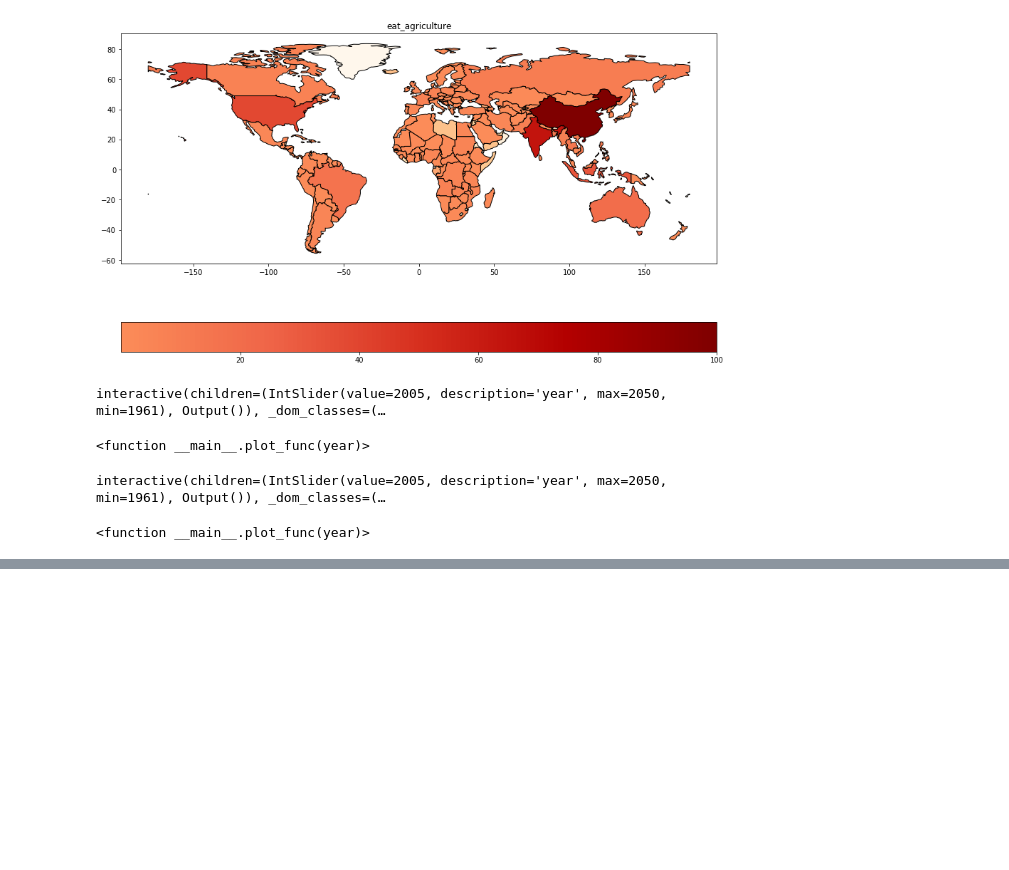
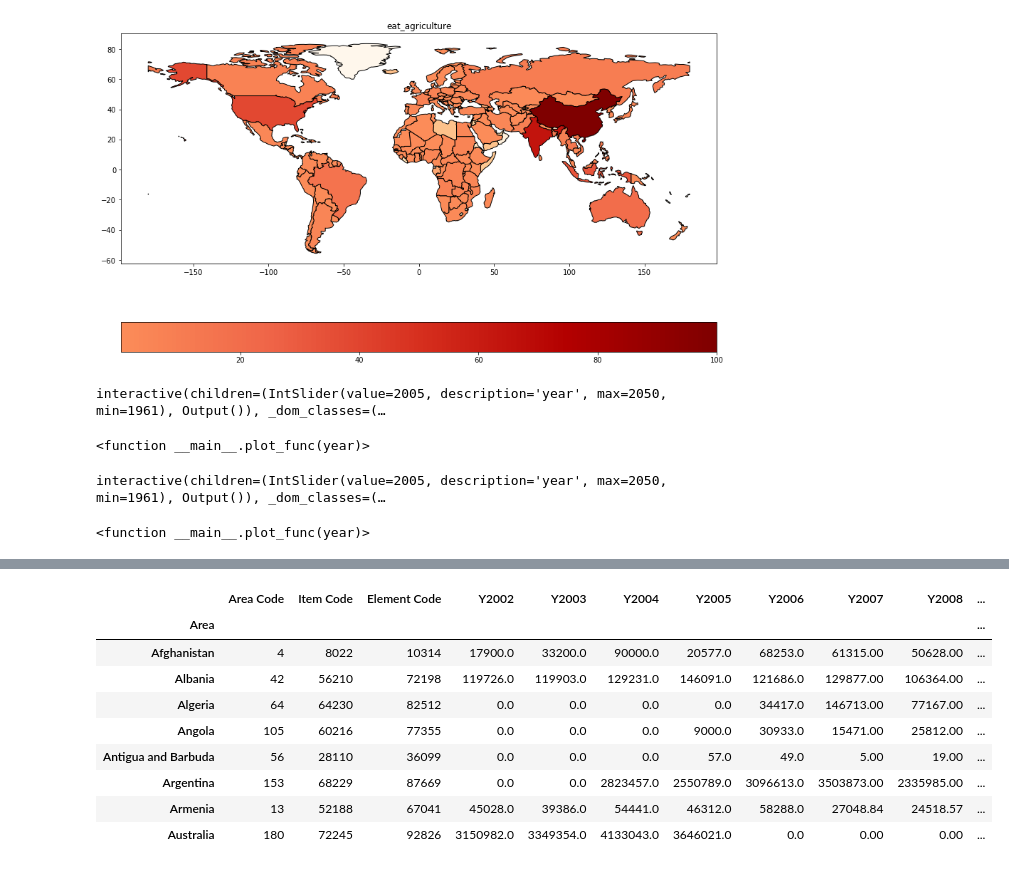
Before and after one commit to GabboM/ADA_Project, a Jupyter notebook: Milestone_2-Copy1.ipynb, the cells around one changed output, grey strips where cells are left out. Cells and saved outputs as stored; diff of their text form; code cells hidden in the pictures; blank space fills up the shorter version.

```diff
--- a/Milestone_2-Copy1.ipynb
+++ b/Milestone_2-Copy1.ipynb
@@ -403,0 +406,13 @@ We now consider the fertilizers datasets. For this topic we do not have a unique
+# %%
+# The old daset:
+FA='Inputs_FertilizersArchive_E_All_Data.csv'
+# The new datasets
+FN='Inputs_FertilizersNutrient_E_All_Data_NOFLAG.csv'
+FP='Inputs_FertilizersProduct_E_All_Data_NOFLAG.csv'
+FI='Environment_Fertilizers_E_All_Data_NOFLAG.csv'
+# %%
+# Import the datasets
+fa = pd.read_csv(en+FA, encoding = "ISO-8859-1")
+fn = pd.read_csv(en+FN, encoding = "ISO-8859-1")
+fp = pd.read_csv(en+FP, encoding = "ISO-8859-1")
+fi = pd.read_csv(en+FI, encoding = "ISO-8859-1")
@@ -403,0 +533,4 @@ We now consider the fertilizers datasets. For this topic we do not have a unique
+# %%
+fa = fa[fa.Element=='Agricultural Use']
+fp = fp[fp.Element=='Agricultural Use']
+fn = fn[fn.Element=='Agricultural Use']
@@ -403,0 +554,13 @@ We now consider the fertilizers datasets. For this topic we do not have a unique
+# %%
+fp.groupby(['Area']).sum().head(8)
+# %% [output]
+|  | Area Code | Item Code | Element Code | Y2002 | Y2003 | Y2004 | Y2005 | Y2006 | Y2007 | Y2008 | ... |
+| Area |  |  |  |  |  |  |  |  |  |  | ... |
+| Afghanistan | 4 | 8022 | 10314 | 17900.0 | 33200.0 | 90000.0 | 20577.0 | 68253.0 | 61315.00 | 50628.00 | ... |
+| Albania | 42 | 56210 | 72198 | 119726.0 | 119903.0 | 129231.0 | 146091.0 | 121686.0 | 129877.00 | 106364.00 | ... |
+| Algeria | 64 | 64230 | 82512 | 0.0 | 0.0 | 0.0 | 0.0 | 34417.0 | 146713.00 | 77167.00 | ... |
+| Angola | 105 | 60216 | 77355 | 0.0 | 0.0 | 0.0 | 9000.0 | 30933.0 | 15471.00 | 25812.00 | ... |
+| Antigua and Barbuda | 56 | 28110 | 36099 | 0.0 | 0.0 | 0.0 | 57.0 | 49.0 | 5.00 | 19.00 | ... |
+| Argentina | 153 | 68229 | 87669 | 0.0 | 0.0 | 2823457.0 | 2550789.0 | 3096613.0 | 3503873.00 | 2335985.00 | ... |
+| Armenia | 13 | 52188 | 67041 | 45028.0 | 39386.0 | 54441.0 | 46312.0 | 58288.0 | 27048.84 | 24518.57 | ... |
+| Australia | 180 | 72245 | 92826 | 3150982.0 | 3349354.0 | 4133043.0 | 3646021.0 | 0.0 | 0.00 | 0.00 | ... |
```
Also changed, not shown: parts of 40 cells of this notebook.
